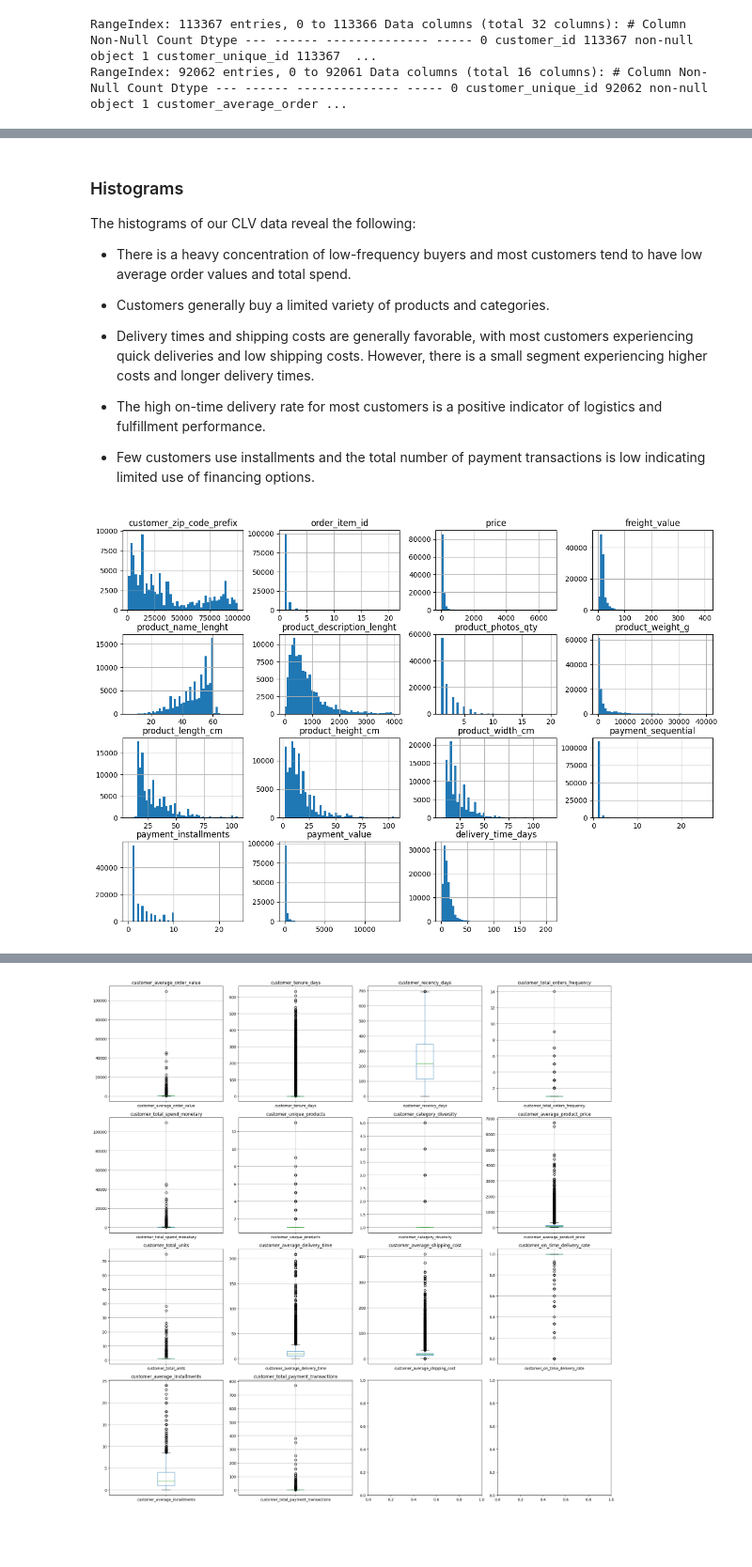
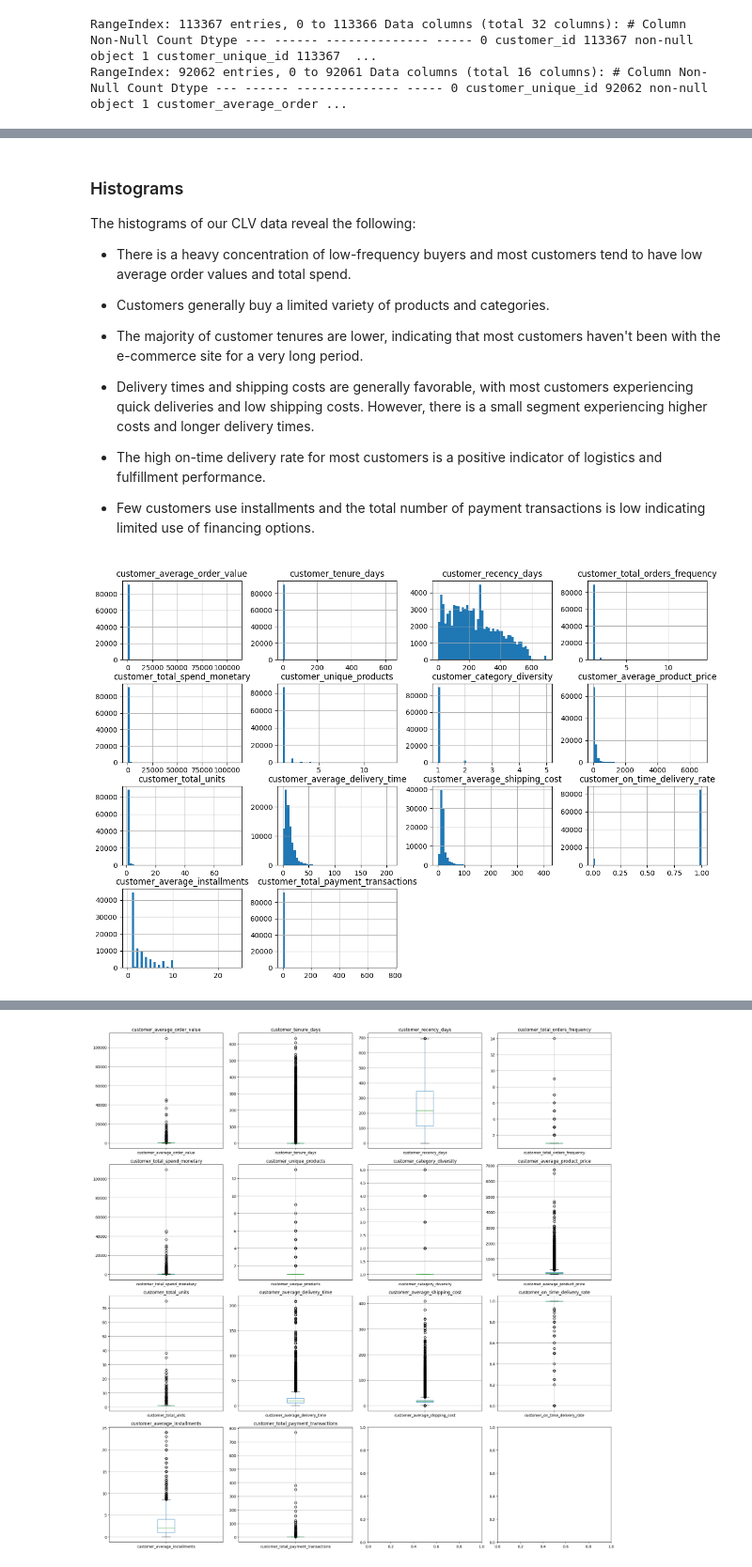
Before and after one commit to LumiDoll50/Capstone-3, a Jupyter notebook: Predicting CLV - EDA.ipynb, the cells around one changed output, grey strips where cells are left out. Shown at 94% size. Drawn from its saved outputs; the diff is of its cells as text; code cells hidden in the pictures; blank space fills up the shorter version.

```diff
--- a/Predicting CLV - EDA.ipynb
+++ b/Predicting CLV - EDA.ipynb
@@ -140,6 +140,8 @@ The histograms of our CLV data reveal the following:
 
 - Customers generally buy a limited variety of products and categories.
 
+- The majority of customer tenures are lower, indicating that most customers haven't been with the e-commerce site for a very long period.
+
 - Delivery times and shipping costs are generally favorable, with most customers experiencing quick deliveries and low shipping costs. However, there is a small segment experiencing higher costs and longer delivery times.
 
 - The high on-time delivery rate for most customers is a positive indicator of logistics and fulfillment performance.
@@ -147,10 +149,10 @@ The histograms of our CLV data reveal the following:
 - Few customers use installments and the total number of payment transactions is low indicating limited use of financing options.
 # %%
 # Plot histograms
-df.hist(bins=50, figsize=(15, 10))
+clv.hist(bins=50, figsize=(15, 10))
 plt.show()
 # %% [output]
-[figure, old version]
+[figure, new version]
 # %% [markdown]
 ### Boxplots <a id="boxplots"></a>
 
```
Also changed, not shown: parts of 5 cells of this notebook.
